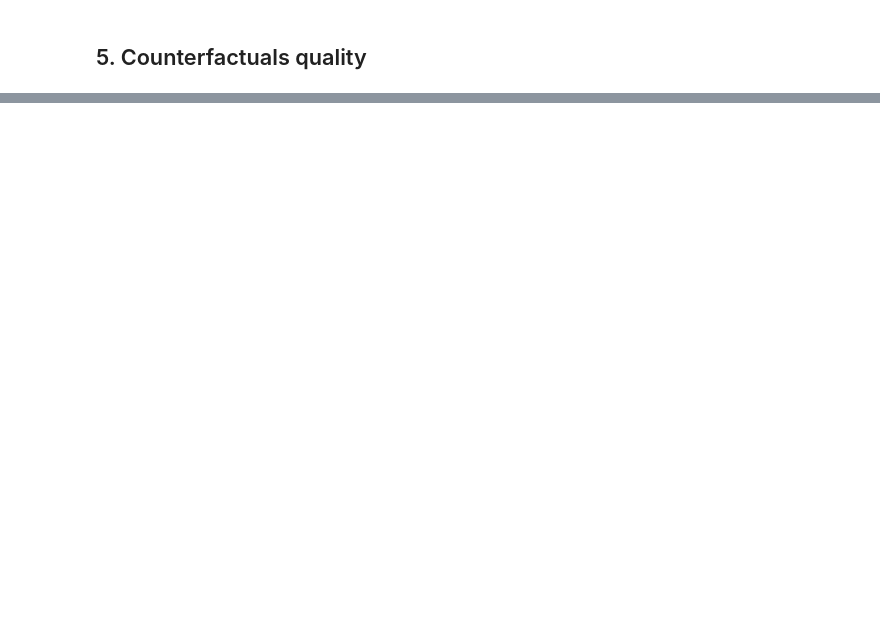
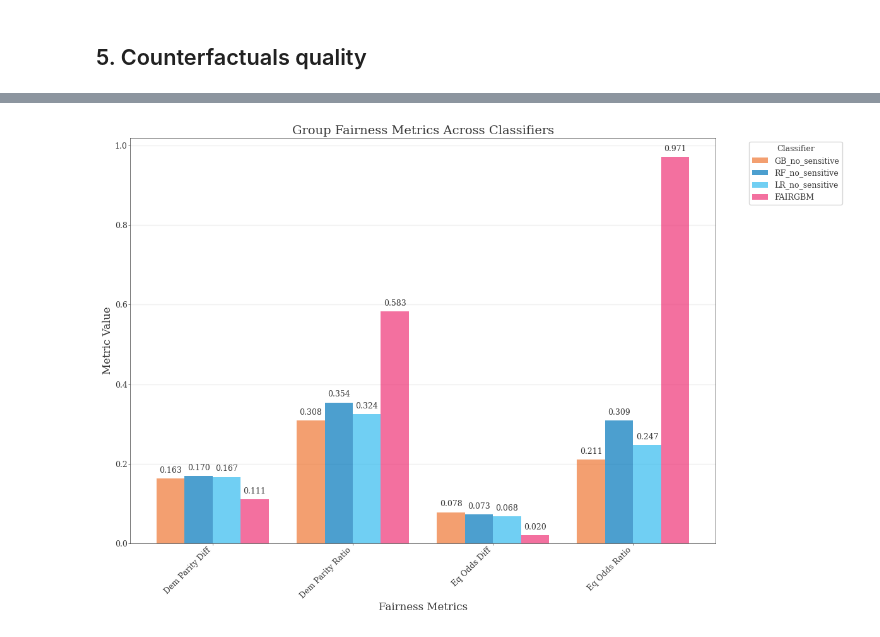
Before and after one commit to DaviGiordano/simplified-counterfactual-fairness-graph-uncertainty, a Jupyter notebook: notebooks/analyse_adult_results.ipynb, the cells around one changed output, grey strips where cells are left out. Saved outputs shown, nothing was run; the diff lists cells and outputs as text; code cells hidden in the pictures; blank space fills up the shorter version.

```diff
--- a/notebooks/analyse_adult_results.ipynb
+++ b/notebooks/analyse_adult_results.ipynb
@@ -136,0 +419,8 @@ cf_quality_by_know['med'].head()
+# %%
+# Plot group fairness metrics
+fig, ax = plot_group_fairness(
+    fairness_df,
+    save_path='./adult_charts/group_fairness_metrics.pdf'
+)
+# %% [output]
+[figure, added]
```
Also changed, not shown: parts of 30 cells of this notebook, 13 other files.
